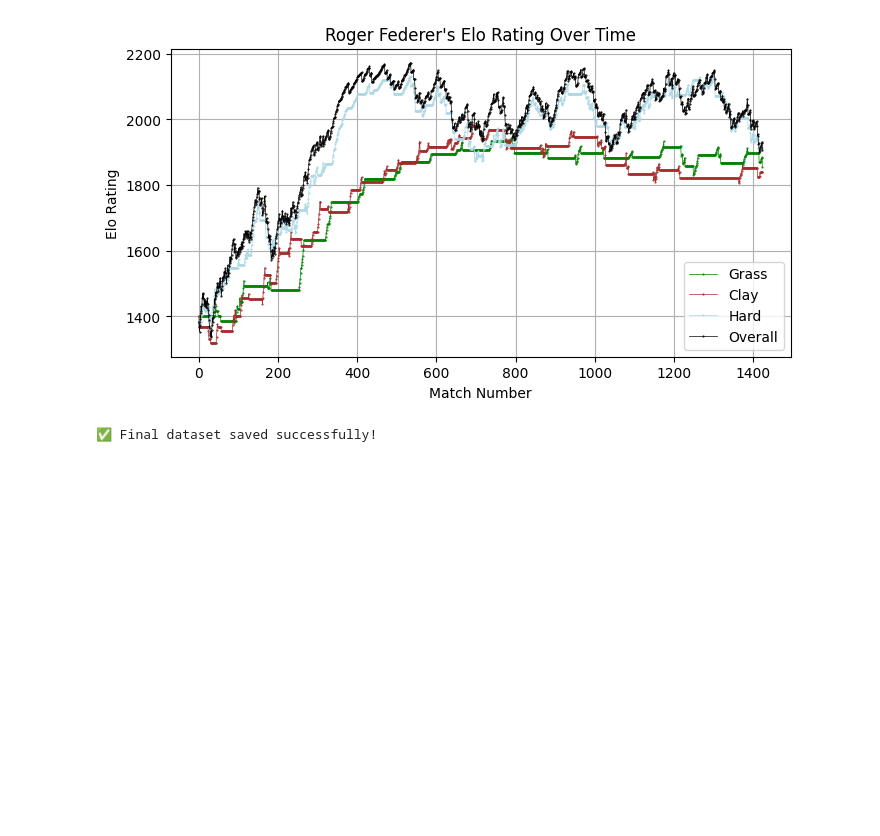
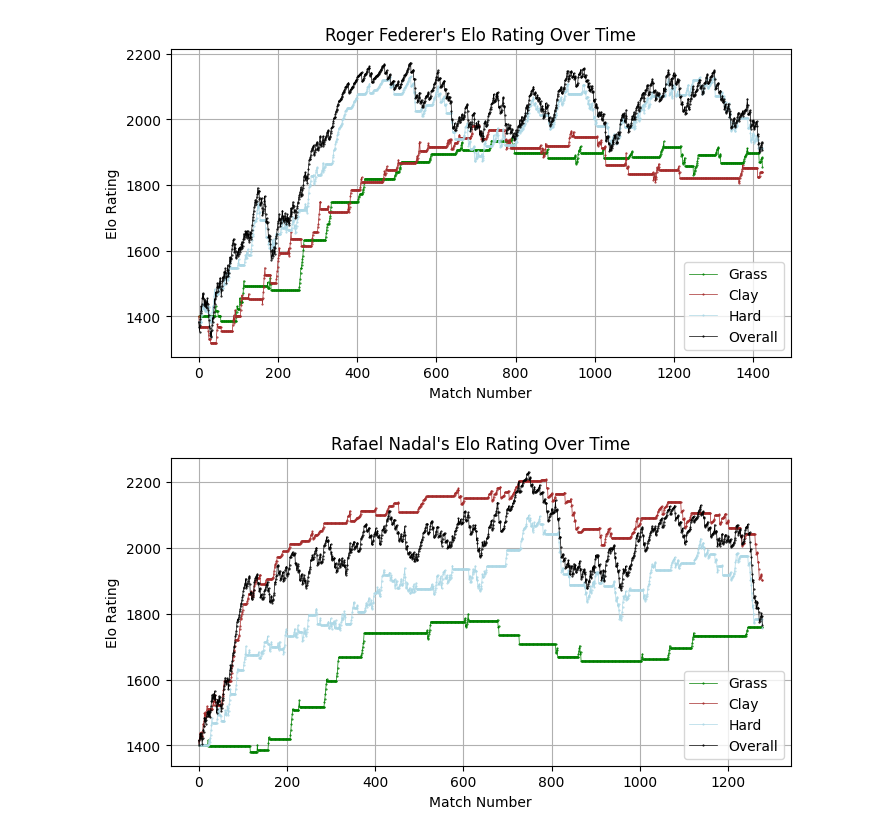
Before and after one commit to Pingeor11/Tennis-Prediction, a Jupyter notebook: code/trytennisagain.ipynb, the cells around one changed output. Cells and saved outputs as stored; diff of their text form; code cells hidden in the pictures; blank space fills up the shorter version.

```diff
--- a/code/trytennisagain.ipynb
+++ b/code/trytennisagain.ipynb
@@ -79,7 +79,7 @@ There's still heaps of data available to use even after removing these rows
 We make a new dataframe with new features to be used for analysis
 # %%
 final_data = pd.DataFrame()
-final_data["Winner_ID"] = all_matches_filtered["winner_id"]
+final_data["WINNER_ID"] = all_matches_filtered["winner_id"]
 final_data["LOSER_ID"] = all_matches_filtered["loser_id"]
 final_data["ATP_POINT_DIff"] = all_matches_filtered["winner_rank_points"] - all_matches_filtered["loser_rank_points"]
 final_data["ATP_RANK_DIff"] = all_matches_filtered["winner_rank"] - all_matches_filtered["loser_rank"]
@@ -447,18 +447,3 @@ def plot_player_elo_graph(player_id, player_name):
 plot_player_elo_graph(103819, "Roger Federer")
 # %% [output]
 [figure]
-# %%
-import os
-
-# Get the folder where the notebook is running
-current_folder = os.getcwd()
-
-# Build full path to data folder
-data_folder = os.path.join(current_folder, "../data")
-os.makedirs(data_folder, exist_ok=True)
-
-# Save the CSV
-final_data.to_csv(os.path.join(data_folder, "1finalDataset.csv"), index=False)
-print("✅ Final dataset saved successfully!")
-# %% [output]
-✅ Final dataset saved successfully!
@@ -560,0 +450,4 @@ print(f"MLP: {mlp_probs.min():.3f} to {mlp_probs.max():.3f}")
+# %%
+plot_player_elo_graph(104745, "Rafael Nadal")
+# %% [output]
+[figure, added]
```
Also changed, not shown: parts of 5 cells of this notebook, 1 other file.
